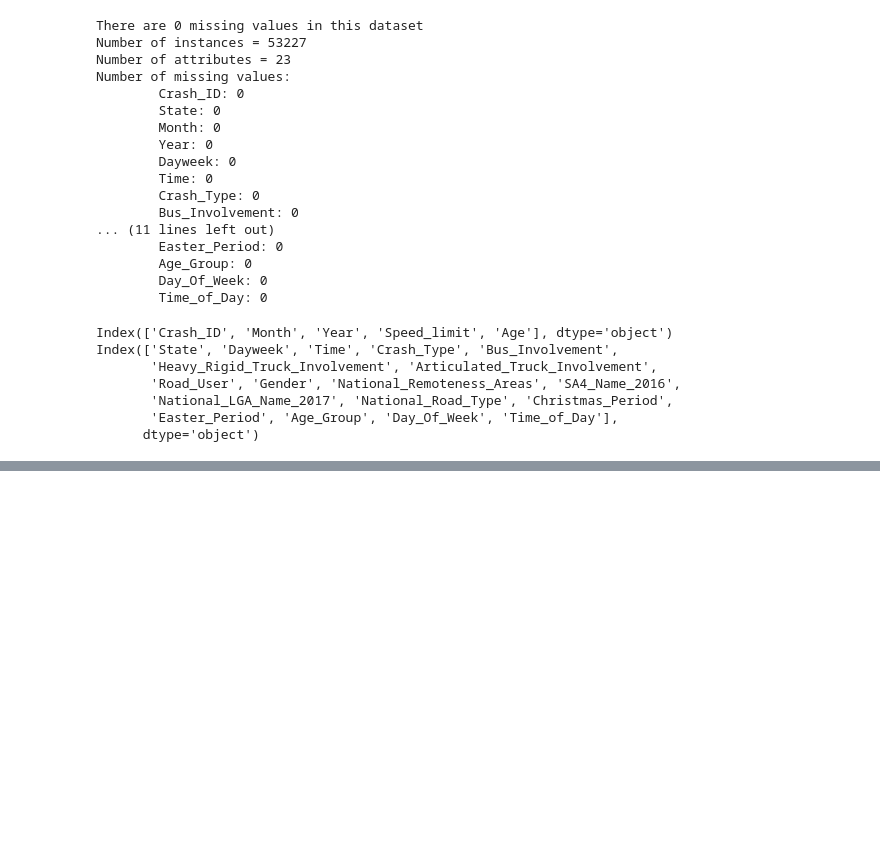
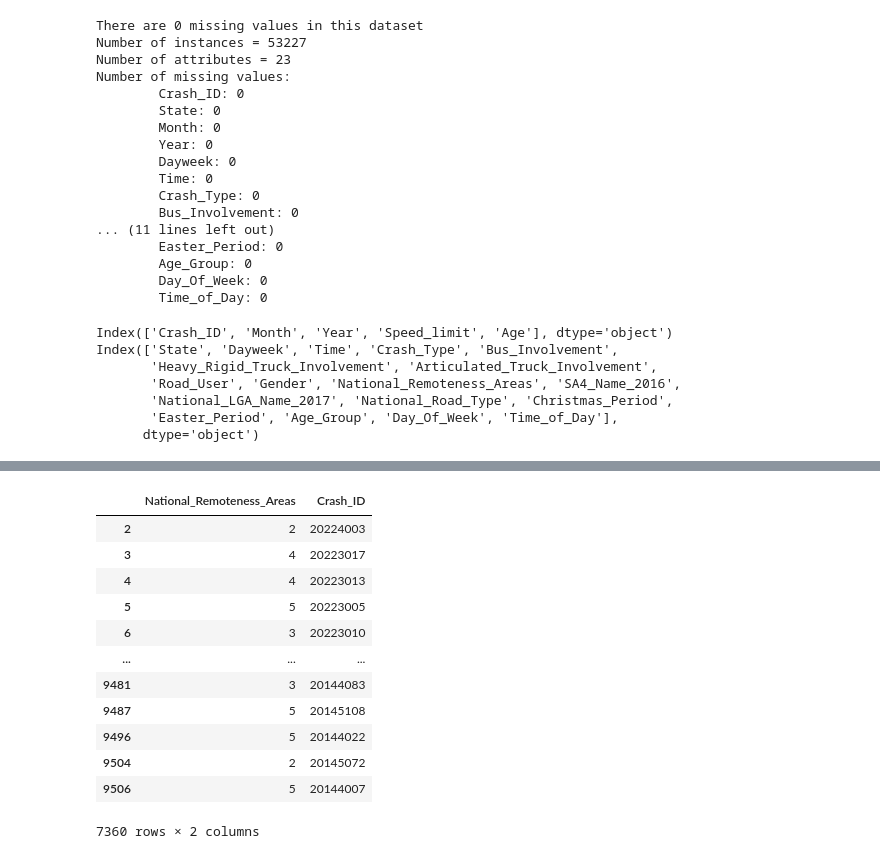
Before and after one commit to cooper-plath/CP3403DataMining, a Jupyter notebook: Dataset.ipynb, the cells around one changed output, grey strips where cells are left out. Cells and saved outputs as stored; diff of their text form; code cells hidden in the pictures; blank space fills up the shorter version.

```diff
--- a/Dataset.ipynb
+++ b/Dataset.ipynb
@@ -377,0 +348,19 @@ For n_clusters = 6 The average silhouette_score is : 0.5501794947579203
+# %%
+# Frequency of collisions for regional areas using Crash ID and National Remoteness Areas
+
+data5 = data3[['National_Remoteness_Areas', 'Crash_ID']]
+data5.dropna()
+# %% [output]
+|  | National_Remoteness_Areas | Crash_ID |
+| 2 | 2 | 20224003 |
+| 3 | 4 | 20223017 |
+| 4 | 4 | 20223013 |
+| 5 | 5 | 20223005 |
+| 6 | 3 | 20223010 |
+| ... | ... | ... |
+| 9481 | 3 | 20144083 |
+| 9487 | 5 | 20145108 |
+| 9496 | 5 | 20144022 |
+| 9504 | 2 | 20145072 |
+| 9506 | 5 | 20144007 |
+7360 rows × 2 columns
```
Also changed, not shown: parts of 12 cells of this notebook.
